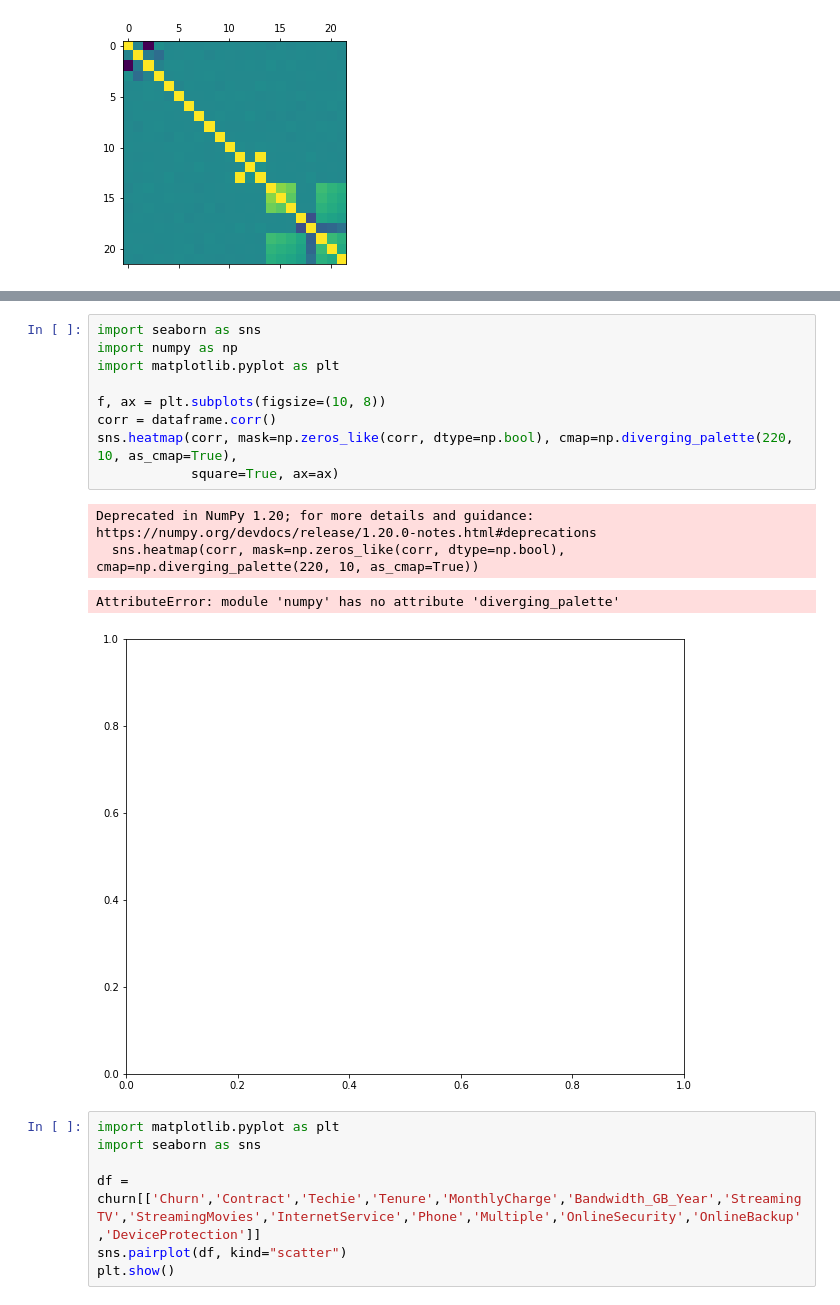
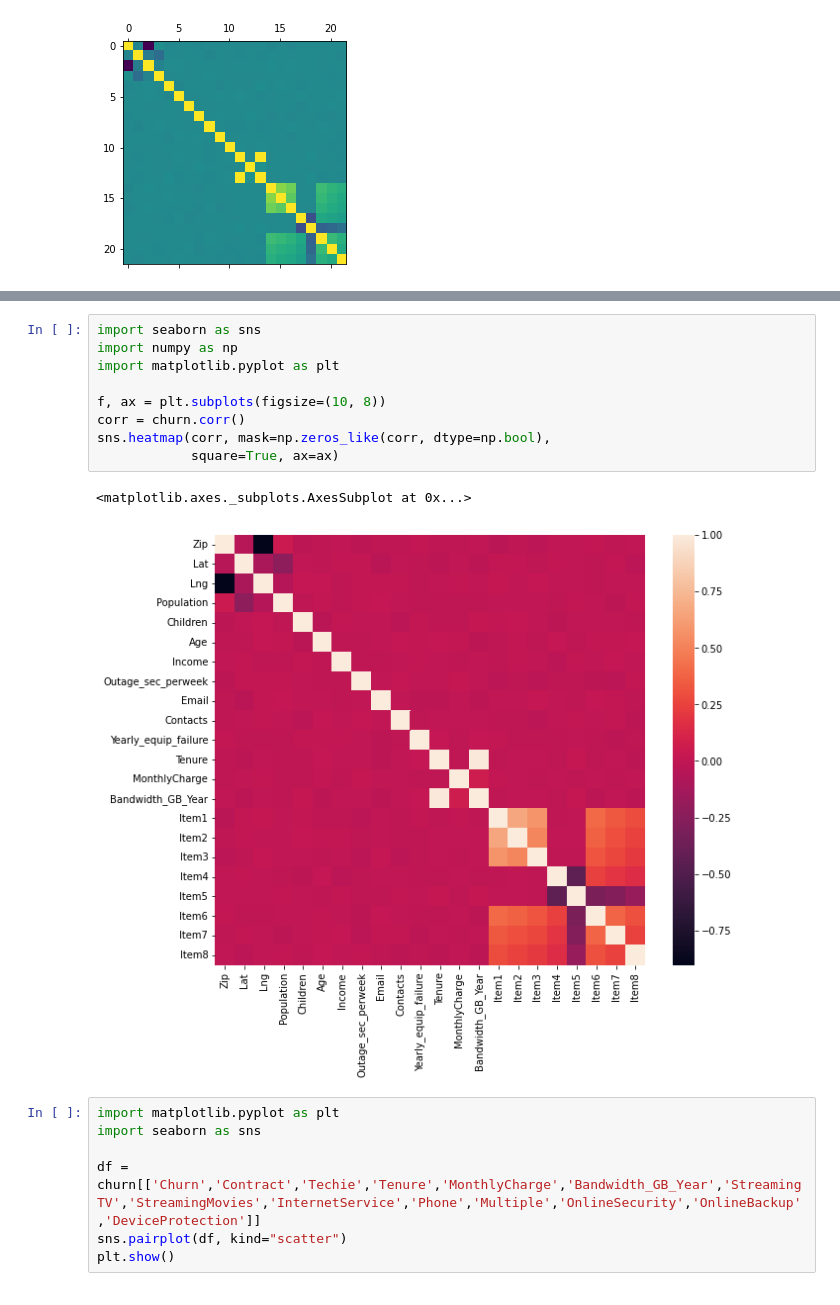
Before and after one commit to dayanaviana/WGU, a Jupyter notebook: 207-Project/importing_data.ipynb, the cells around one changed output, grey strips where cells are left out. Cells and saved outputs as stored; diff of their text form.

```diff
--- a/207-Project/importing_data.ipynb
+++ b/207-Project/importing_data.ipynb
@@ -86,17 +191,15 @@ dataframe.corr()
 # %%
 import seaborn as sns
 import numpy as np
 import matplotlib.pyplot as plt
 
 f, ax = plt.subplots(figsize=(10, 8))
-corr = dataframe.corr()
-sns.heatmap(corr, mask=np.zeros_like(corr, dtype=np.bool), cmap=np.diverging_palette(220, 10, as_cmap=True),
+corr = churn.corr()
+sns.heatmap(corr, mask=np.zeros_like(corr, dtype=np.bool),
             square=True, ax=ax)
 # %% [output]
-Deprecated in NumPy 1.20; for more details and guidance: https://numpy.org/devdocs/release/1.20.0-notes.html#deprecations
-  sns.heatmap(corr, mask=np.zeros_like(corr, dtype=np.bool), cmap=np.diverging_palette(220, 10, as_cmap=True))
+<matplotlib.axes._subplots.AxesSubplot at 0x...>
-AttributeError: module 'numpy' has no attribute 'diverging_palette'
-[figure, old version]
+[figure, new version]
 # %%
 import matplotlib.pyplot as plt
 import seaborn as sns
```
Also changed, not shown: parts of 4 cells of this notebook.
